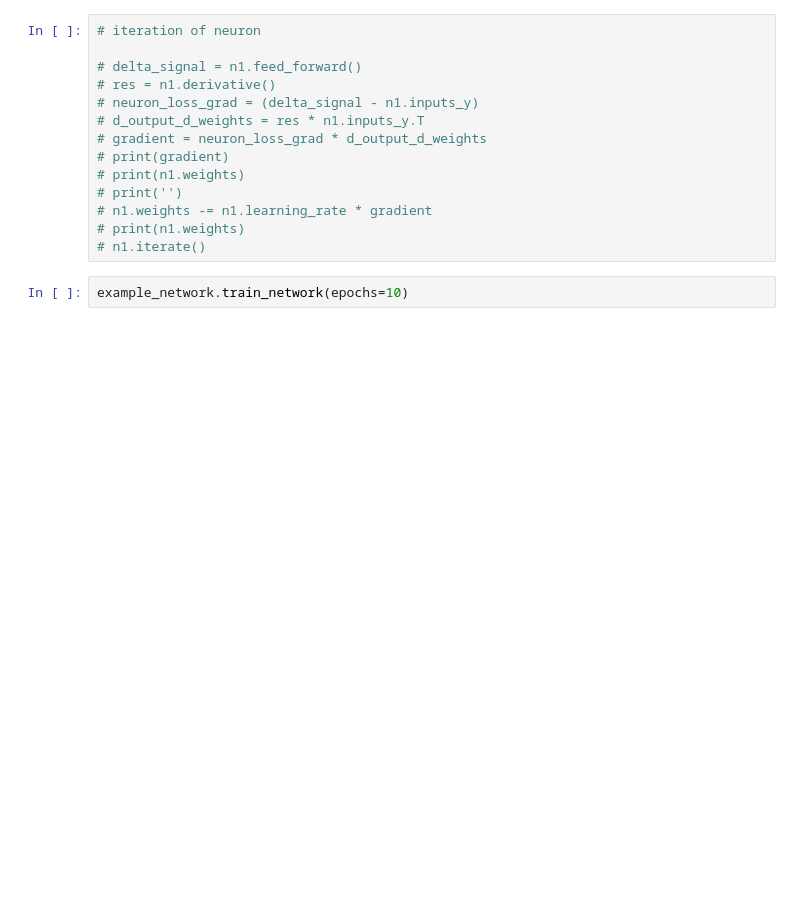
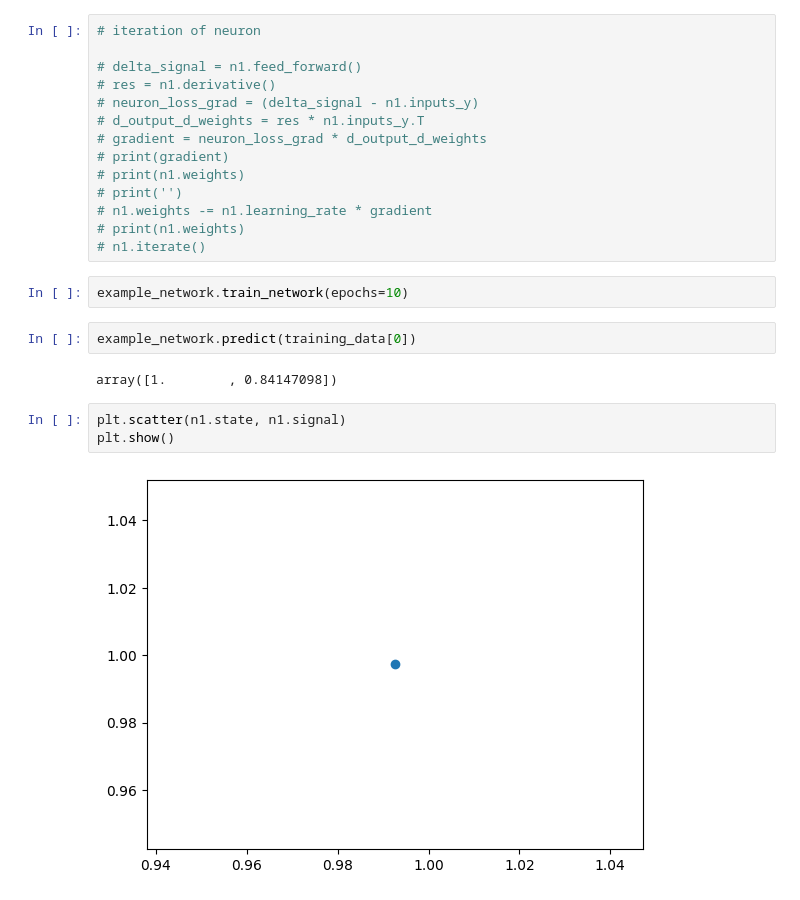
Before and after one commit to LilaShiba/neural_collective_network, a Jupyter notebook: explore.ipynb, the cells around one changed output. Drawn from its saved outputs; the diff is of its cells as text; blank space fills up the shorter version.

Commit message:
state update

```diff
--- a/explore.ipynb
+++ b/explore.ipynb
@@ -78,3 +91,12 @@ print(f'state {n1.state}')
 # n1.iterate()
 # %%
 example_network.train_network(epochs=10)
+# %%
+example_network.predict(training_data[0])
+# %% [output]
+array([1.        , 0.84147098])
+# %%
+plt.scatter(n1.state, n1.signal)
+plt.show()
+# %% [output]
+[figure, added]
```
Also changed, not shown: parts of 4 cells of this notebook.
